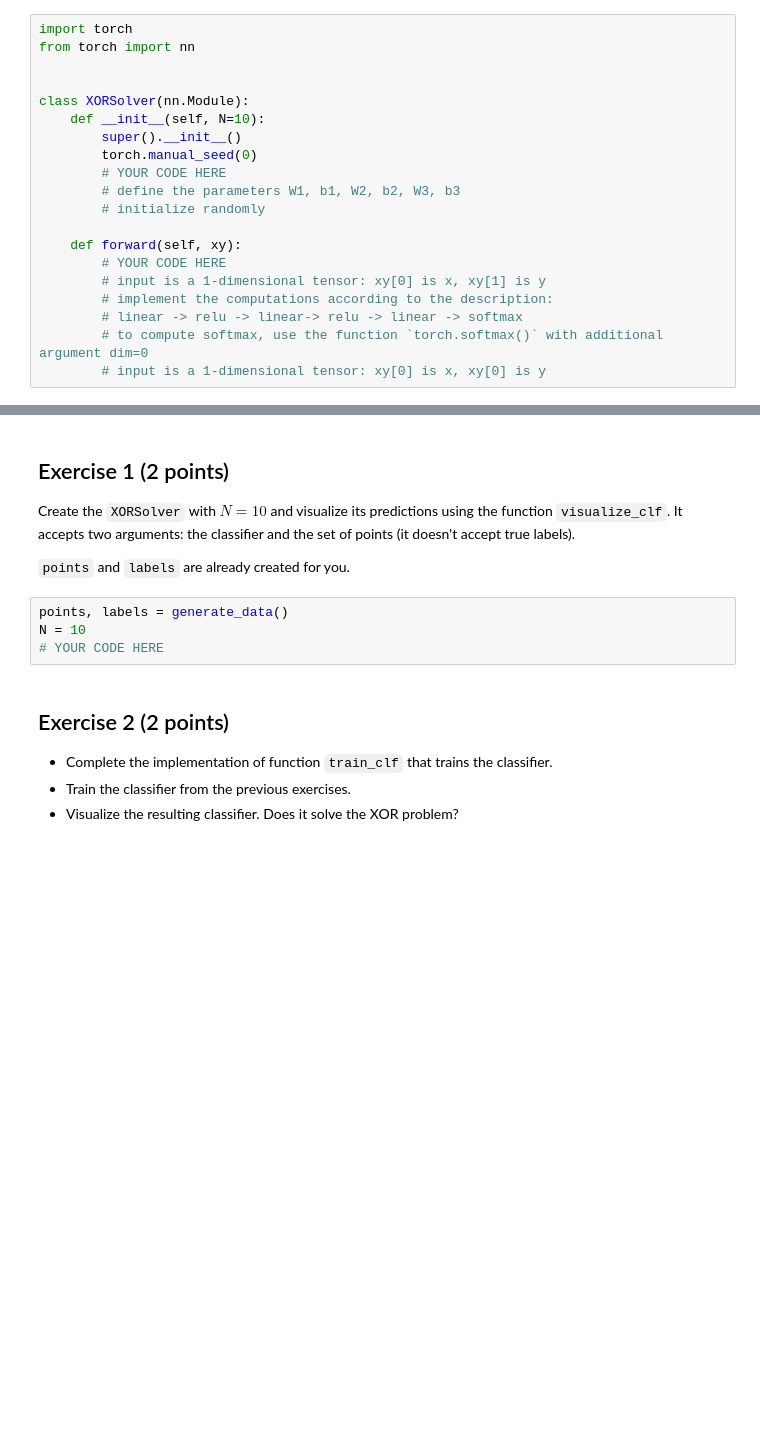
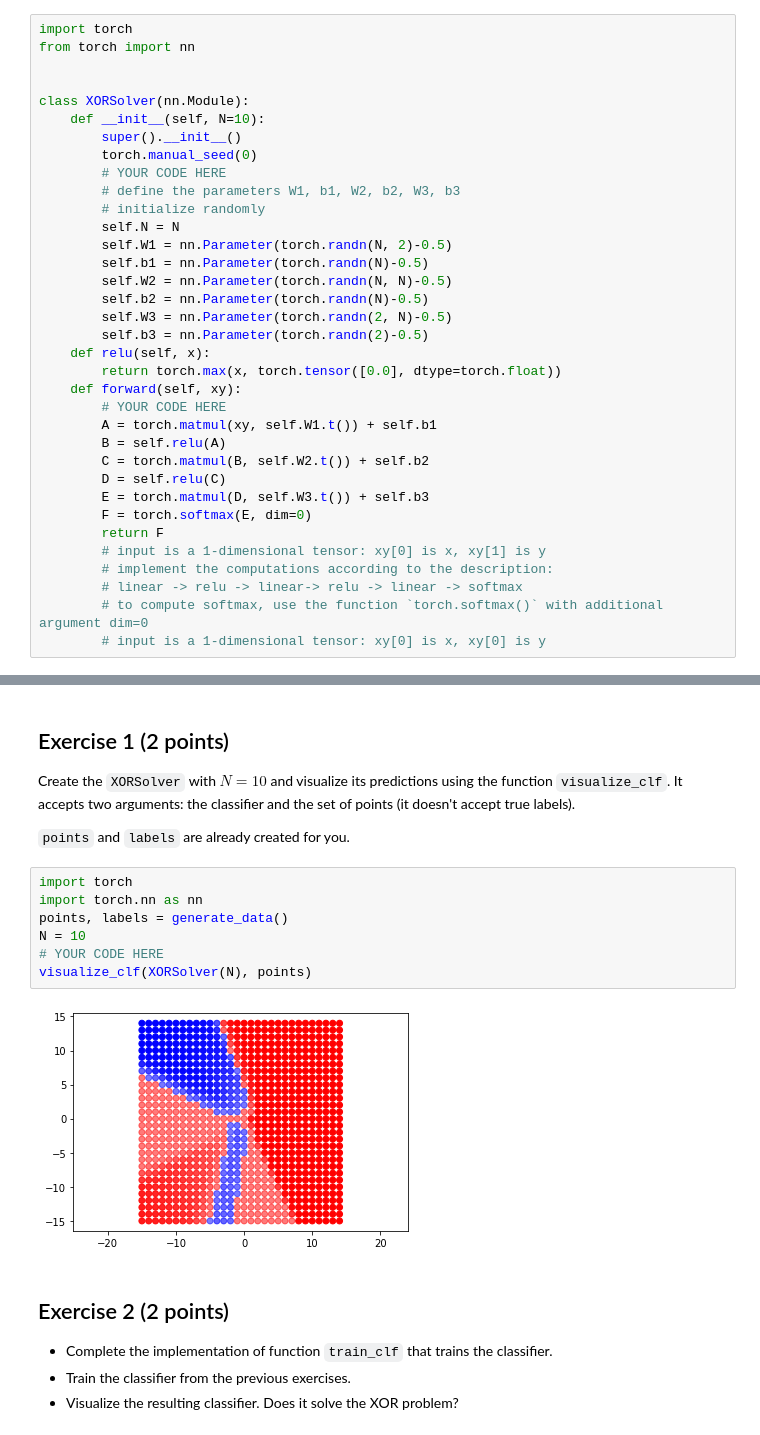
Before and after one commit to mohammadsanaee/ML_in_application, a Jupyter notebook: 4_pytorch.ipynb, the cells around one changed output, grey strips where cells are left out. Saved outputs shown, nothing was run; the diff lists cells and outputs as text; blank space fills up the shorter version.

```diff
--- a/4_pytorch.ipynb
+++ b/4_pytorch.ipynb
@@ -76,9 +76,24 @@ class XORSolver(nn.Module):
         # YOUR CODE HERE
         # define the parameters W1, b1, W2, b2, W3, b3
         # initialize randomly
-
+        self.N = N
+        self.W1 = nn.Parameter(torch.randn(N, 2)-0.5)
+        self.b1 = nn.Parameter(torch.randn(N)-0.5)
+        self.W2 = nn.Parameter(torch.randn(N, N)-0.5)
+        self.b2 = nn.Parameter(torch.randn(N)-0.5)
+        self.W3 = nn.Parameter(torch.randn(2, N)-0.5)
+        self.b3 = nn.Parameter(torch.randn(2)-0.5)
+    def relu(self, x):
+        return torch.max(x, torch.tensor([0.0], dtype=torch.float))
     def forward(self, xy):
         # YOUR CODE HERE
+        A = torch.matmul(xy, self.W1.t()) + self.b1
+        B = self.relu(A)
+        C = torch.matmul(B, self.W2.t()) + self.b2
+        D = self.relu(C)
+        E = torch.matmul(D, self.W3.t()) + self.b3
+        F = torch.softmax(E, dim=0)
+        return F
         # input is a 1-dimensional tensor: xy[0] is x, xy[1] is y
         # implement the computations according to the description:
         # linear -> relu -> linear-> relu -> linear -> softmax
@@ -92,9 +107,14 @@ Create the `XORSolver` with $N=10$ and visualize its predictions using the funct
 
 `points` and `labels` are already created for you.
 # %%
+import torch
+import torch.nn as nn
 points, labels = generate_data()
 N = 10
 # YOUR CODE HERE
+visualize_clf(XORSolver(N), points)
+# %% [output]
+[figure, added]
 # %% [markdown]
 ## Exercise 2 (2 points)
 
```
Also changed, not shown: parts of 4 cells of this notebook.
